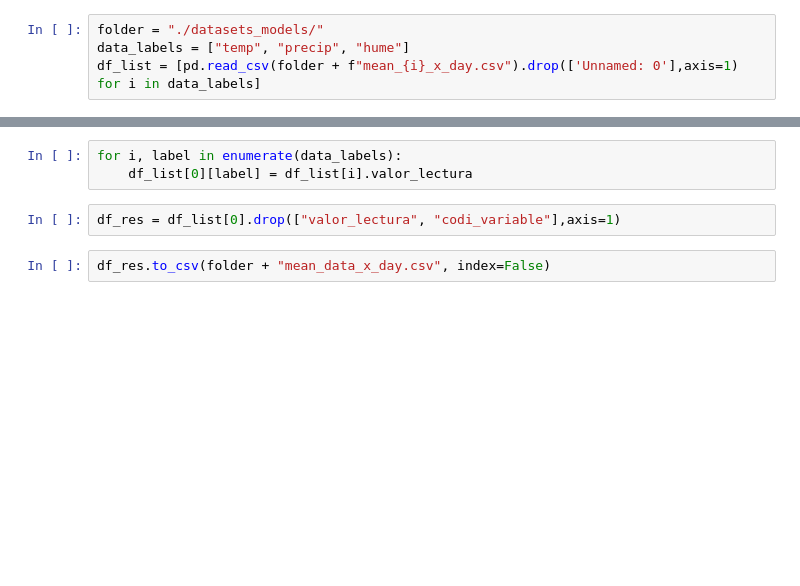
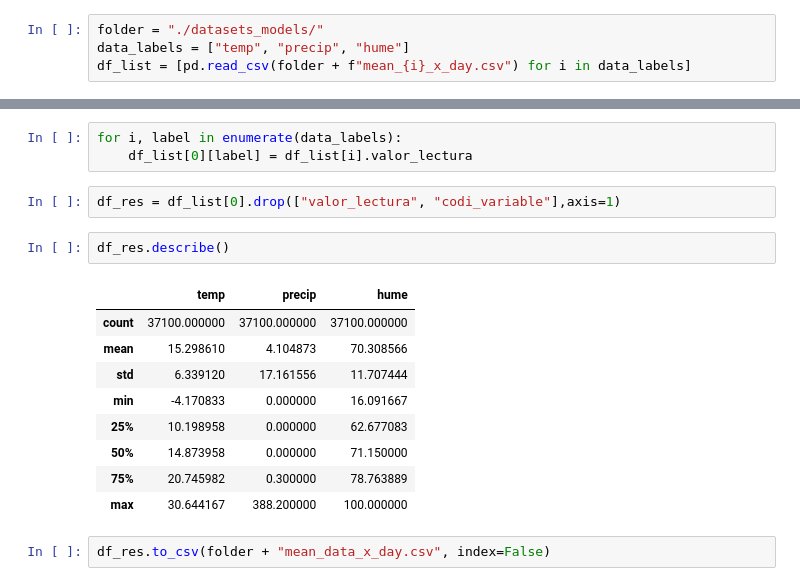
Before and after one commit to abyss0one/ClimateAI, a Jupyter notebook: merge_mean_data.ipynb, the cells around one changed output, grey strips where cells are left out. Drawn from its saved outputs; the diff is of its cells as text; blank space fills up the shorter version.

```diff
--- a/merge_mean_data.ipynb
+++ b/merge_mean_data.ipynb
@@ -3,5 +3,5 @@ import pandas as pd
 # %%
 folder = "./datasets_models/"
 data_labels = ["temp", "precip", "hume"]
-df_list = [pd.read_csv(folder + f"mean_{i}_x_day.csv").drop(['Unnamed: 0'],axis=1) for i in data_labels]
+df_list = [pd.read_csv(folder + f"mean_{i}_x_day.csv") for i in data_labels]
 # %%
@@ -25,5 +29,17 @@ for i, label in enumerate(data_labels):
     df_list[0][label] = df_list[i].valor_lectura
 # %%
 df_res = df_list[0].drop(["valor_lectura", "codi_variable"],axis=1)
+# %%
+df_res.describe()
+# %% [output]
+|  | temp | precip | hume |
+| count | 37100.000000 | 37100.000000 | 37100.000000 |
+| mean | 15.298610 | 4.104873 | 70.308566 |
+| std | 6.339120 | 17.161556 | 11.707444 |
+| min | -4.170833 | 0.000000 | 16.091667 |
+| 25% | 10.198958 | 0.000000 | 62.677083 |
+| 50% | 14.873958 | 0.000000 | 71.150000 |
+| 75% | 20.745982 | 0.300000 | 78.763889 |
+| max | 30.644167 | 388.200000 | 100.000000 |
 # %%
 df_res.to_csv(folder + "mean_data_x_day.csv", index=False)
```
Also changed, not shown: parts of 1 cell of this notebook, 25 other files.
